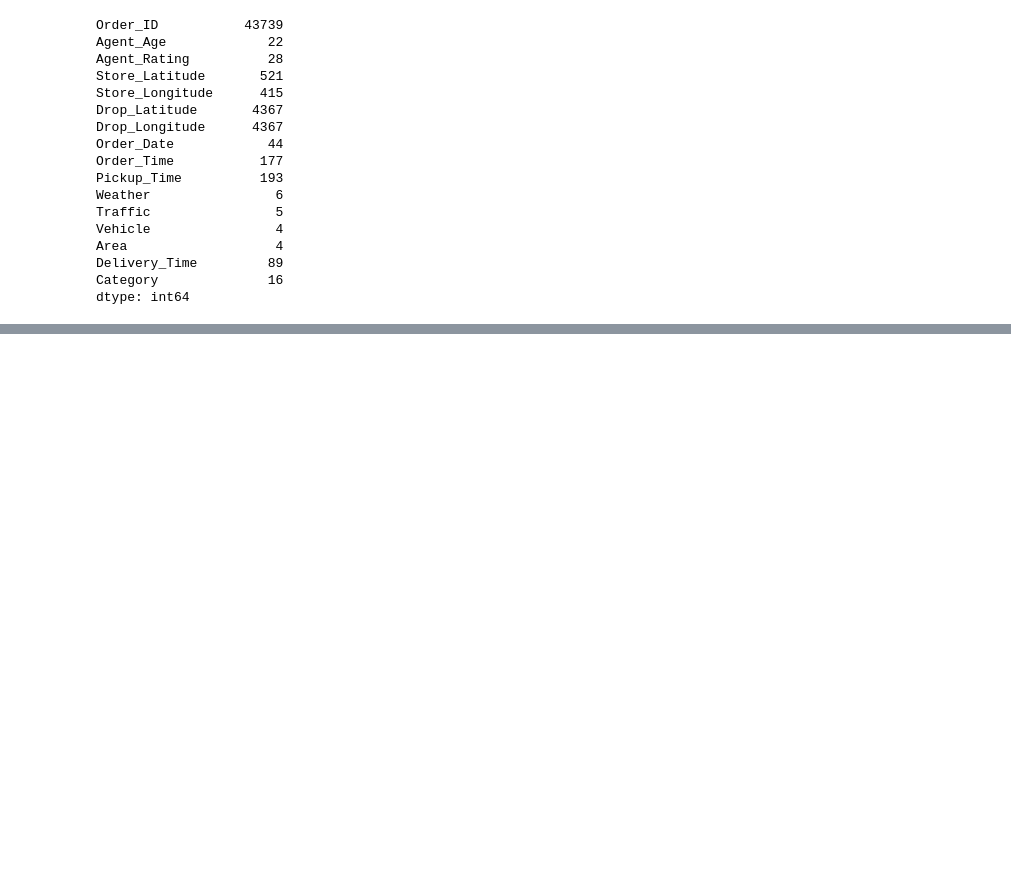
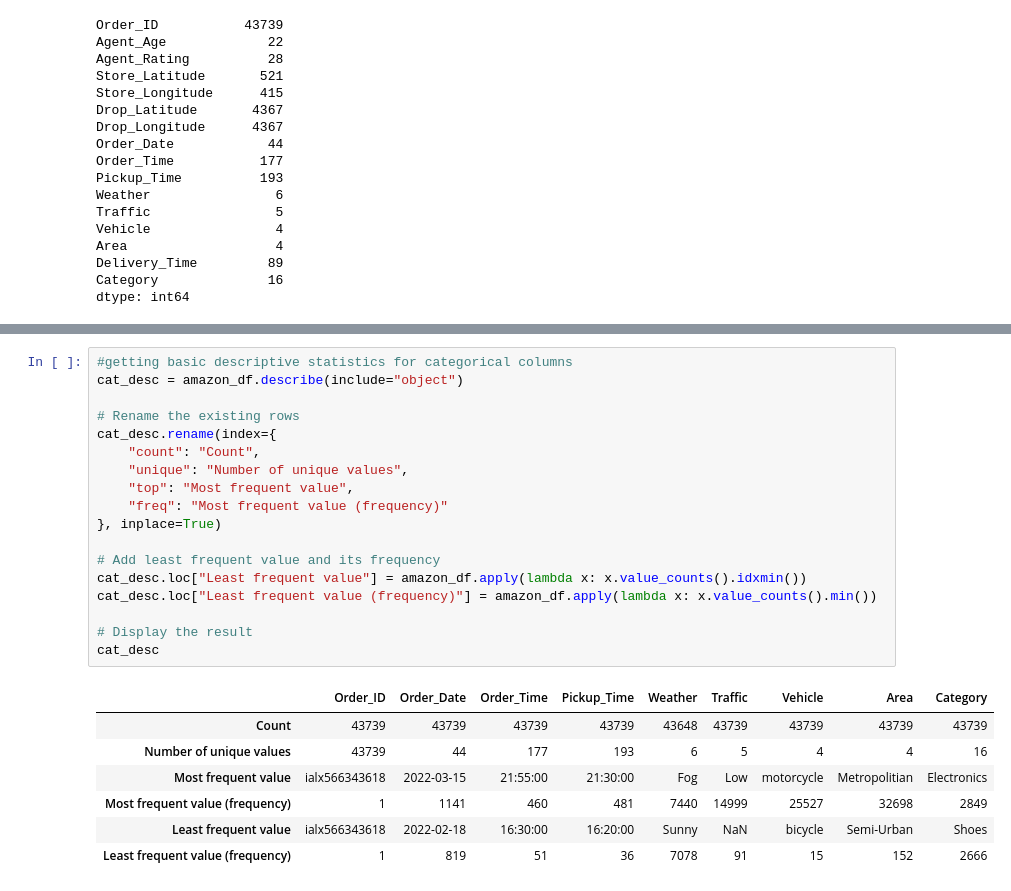
Before and after one commit to Ravinderram/ASDA_2025_Group_2_Portfolio, a Jupyter notebook: notebooks/week_02_group_2_notebook.ipynb, the cells around one changed output, grey strips where cells are left out. Cells and saved outputs as stored; diff of their text form; blank space fills up the shorter version.

```diff
--- a/notebooks/week_02_group_2_notebook.ipynb
+++ b/notebooks/week_02_group_2_notebook.ipynb
@@ -157,0 +279,26 @@ markdown_table = summary_2.to_markdown(index=False)
+# %%
+#getting basic descriptive statistics for categorical columns
+cat_desc = amazon_df.describe(include="object")
+
+# Rename the existing rows
+cat_desc.rename(index={
+    "count": "Count",
+    "unique": "Number of unique values",
+    "top": "Most frequent value",
+    "freq": "Most frequent value (frequency)"
+}, inplace=True)
+
+# Add least frequent value and its frequency
+cat_desc.loc["Least frequent value"] = amazon_df.apply(lambda x: x.value_counts().idxmin())
+cat_desc.loc["Least frequent value (frequency)"] = amazon_df.apply(lambda x: x.value_counts().min())
+
+# Display the result
+cat_desc
+# %% [output]
+|  | Order_ID | Order_Date | Order_Time | Pickup_Time | Weather | Traffic | Vehicle | Area | Category |
+| Count | 43739 | 43739 | 43739 | 43739 | 43648 | 43739 | 43739 | 43739 | 43739 |
+| Number of unique values | 43739 | 44 | 177 | 193 | 6 | 5 | 4 | 4 | 16 |
+| Most frequent value | ialx566343618 | 2022-03-15 | 21:55:00 | 21:30:00 | Fog | Low | motorcycle | Metropolitian | Electronics |
+| Most frequent value (frequency) | 1 | 1141 | 460 | 481 | 7440 | 14999 | 25527 | 32698 | 2849 |
+| Least frequent value | ialx566343618 | 2022-02-18 | 16:30:00 | 16:20:00 | Sunny | NaN | bicycle | Semi-Urban | Shoes |
+| Least frequent value (frequency) | 1 | 819 | 51 | 36 | 7078 | 91 | 15 | 152 | 2666 |
```
Also changed, not shown: parts of 15 cells of this notebook.
